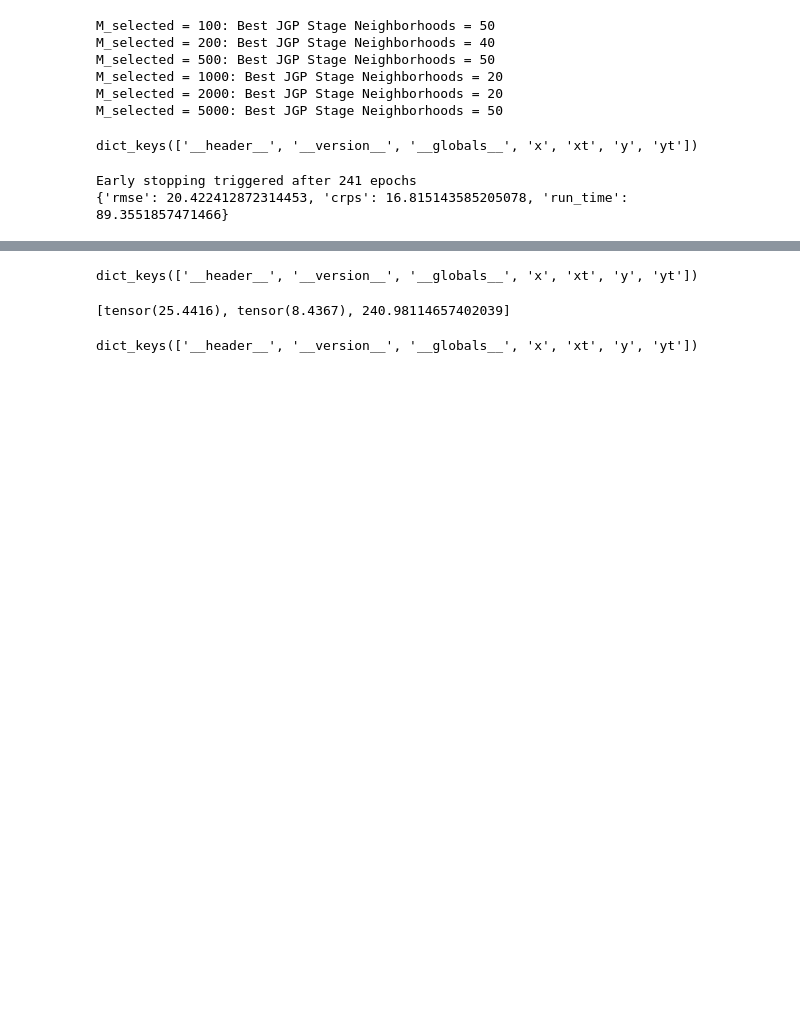
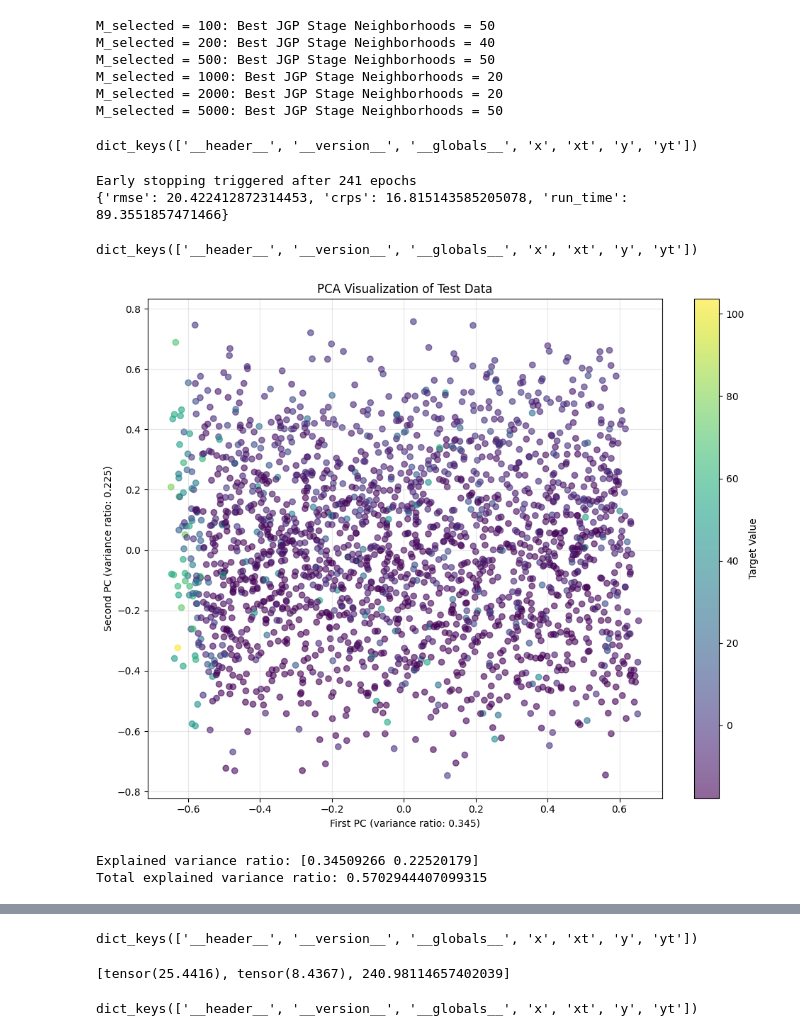
Before and after one commit to crushonyfg/DJGP, a Jupyter notebook: new_dataset_test.ipynb, the cells around one changed output, grey strips where cells are left out. Saved outputs shown, nothing was run; the diff lists cells and outputs as text; code cells hidden in the pictures; blank space fills up the shorter version.

```diff
--- a/new_dataset_test.ipynb
+++ b/new_dataset_test.ipynb
@@ -1474,3 +1554,55 @@ print(final_metrics)
 dict_keys(['__header__', '__version__', '__globals__', 'x', 'xt', 'y', 'yt'])
 Early stopping triggered after 241 epochs
 {'rmse': 20.422412872314453, 'crps': 16.815143585205078, 'run_time': 89.3551857471466}
+# %%
+from sklearn.decomposition import PCA
+import matplotlib.pyplot as plt
+import numpy as np
+
+from scipy.io import loadmat
+
+# 加载 .mat 文件
+data = loadmat('OHTDataset.mat')
+
+# 查看文件中有哪些变量
+print(data.keys())
+
+X_train = data['x']
+Y_train = data['y']
+X_test = data['xt']
+Y_test = data['yt']
+
+# 假设 X_test 和 Y_test 已经加载
+# 1. 执行PCA降维
+pca = PCA(n_components=2)
+X_test_2d = pca.fit_transform(X_test)
+
+# 2. 创建散点图
+plt.figure(figsize=(10, 8))
+scatter = plt.scatter(X_test_2d[:, 0], X_test_2d[:, 1],
+                     c=Y_test.squeeze(),
+                     cmap='viridis',  # 使用viridis颜色图
+                     alpha=0.6)       # 设置透明度
+
+# 添加颜色条
+plt.colorbar(scatter, label='Target Value')
+
+# 添加标签和标题
+plt.xlabel(f'First PC (variance ratio: {pca.explained_variance_ratio_[0]:.3f})')
+plt.ylabel(f'Second PC (variance ratio: {pca.explained_variance_ratio_[1]:.3f})')
+plt.title('PCA Visualization of Test Data')
+
+# 添加网格
+plt.grid(True, alpha=0.3)
+
+plt.tight_layout()
+plt.show()
+
+# 打印解释方差比
+print("Explained variance ratio:", pca.explained_variance_ratio_)
+print("Total explained variance ratio:", sum(pca.explained_variance_ratio_))
+# %% [output]
+dict_keys(['__header__', '__version__', '__globals__', 'x', 'xt', 'y', 'yt'])
+[figure, added]
+Explained variance ratio: [0.34509266 0.22520179]
+Total explained variance ratio: 0.5702944407099315
```
Also changed, not shown: parts of 22 cells of this notebook.
